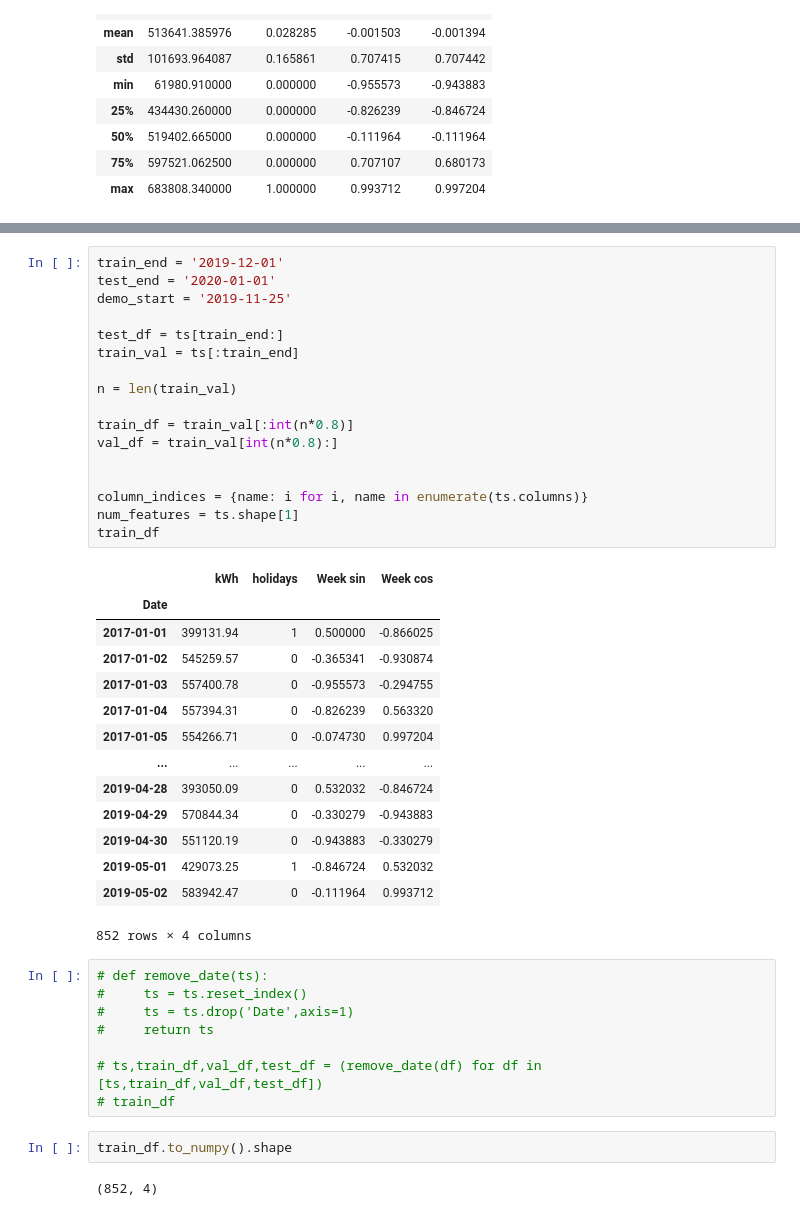
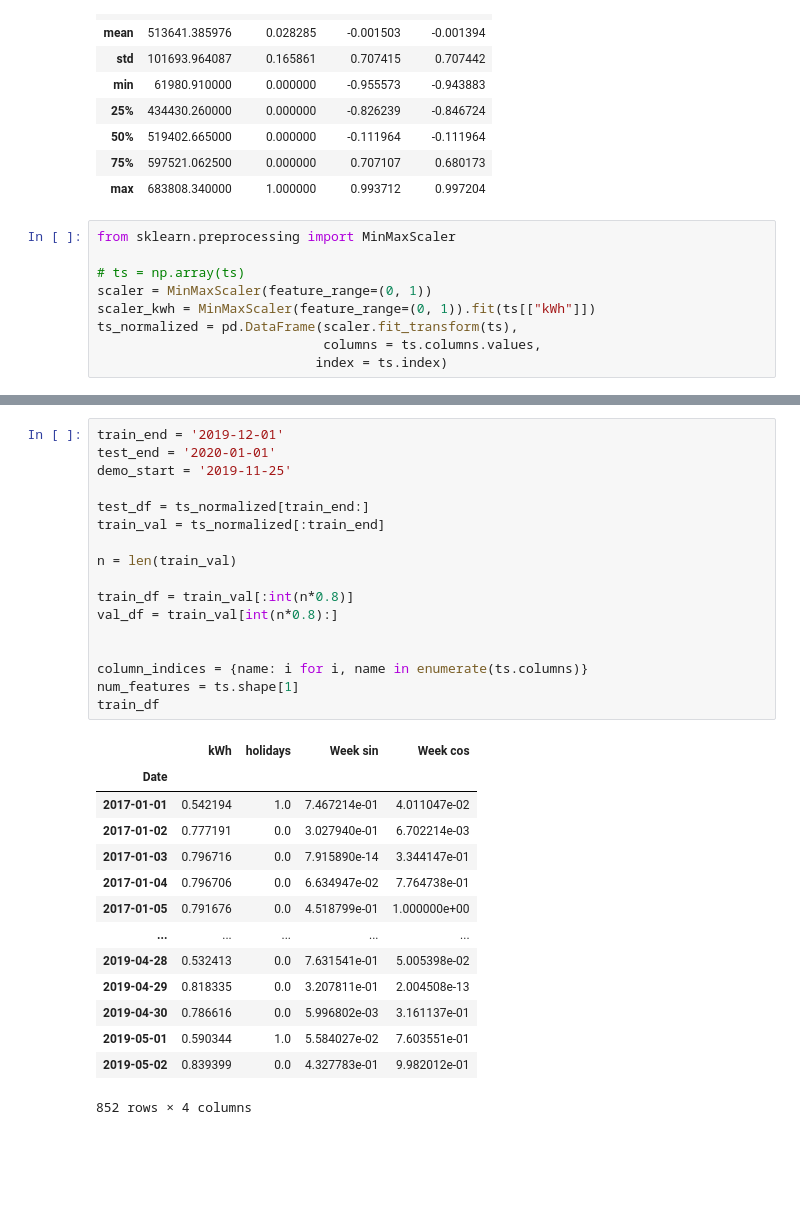
Before and after one commit to quan-possible/energy-demand-prediction, a Jupyter notebook: daily/lstm2.ipynb, the cells around one changed output, grey strips where cells are left out. Cells and saved outputs as stored; diff of their text form; blank space fills up the shorter version.

```diff
--- a/daily/lstm2.ipynb
+++ b/daily/lstm2.ipynb
@@ -117,3 +117,12 @@ ts.describe()
 | 50% | 519402.665000 | 0.000000 | -0.111964 | -0.111964 |
 | 75% | 597521.062500 | 0.000000 | 0.707107 | 0.680173 |
 | max | 683808.340000 | 1.000000 | 0.993712 | 0.997204 |
+# %%
+from sklearn.preprocessing import MinMaxScaler
+
+# ts = np.array(ts)
+scaler = MinMaxScaler(feature_range=(0, 1))
+scaler_kwh = MinMaxScaler(feature_range=(0, 1)).fit(ts[["kWh"]])
+ts_normalized = pd.DataFrame(scaler.fit_transform(ts),
+                             columns = ts.columns.values,
+                            index = ts.index)
@@ -120,44 +153,32 @@ ts.describe()
 # %%
 train_end = '2019-12-01'
 test_end = '2020-01-01'
 demo_start = '2019-11-25'
 
-test_df = ts[train_end:]
-train_val = ts[:train_end]
+test_df = ts_normalized[train_end:]
+train_val = ts_normalized[:train_end]
 
 n = len(train_val)
 
 train_df = train_val[:int(n*0.8)]
 val_df = train_val[int(n*0.8):]
 
 
 column_indices = {name: i for i, name in enumerate(ts.columns)}
 num_features = ts.shape[1]
 train_df
 # %% [output]
 |  | kWh | holidays | Week sin | Week cos |
 | Date |  |  |  |  |
-| 2017-01-01 | 399131.94 | 1 | 0.500000 | -0.866025 |
-| 2017-01-02 | 545259.57 | 0 | -0.365341 | -0.930874 |
-| 2017-01-03 | 557400.78 | 0 | -0.955573 | -0.294755 |
-| 2017-01-04 | 557394.31 | 0 | -0.826239 | 0.563320 |
-| 2017-01-05 | 554266.71 | 0 | -0.074730 | 0.997204 |
+| 2017-01-01 | 0.542194 | 1.0 | 7.467214e-01 | 4.011047e-02 |
+| 2017-01-02 | 0.777191 | 0.0 | 3.027940e-01 | 6.702214e-03 |
+| 2017-01-03 | 0.796716 | 0.0 | 7.915890e-14 | 3.344147e-01 |
+| 2017-01-04 | 0.796706 | 0.0 | 6.634947e-02 | 7.764738e-01 |
+| 2017-01-05 | 0.791676 | 0.0 | 4.518799e-01 | 1.000000e+00 |
 | ... | ... | ... | ... | ... |
-| 2019-04-28 | 393050.09 | 0 | 0.532032 | -0.846724 |
-| 2019-04-29 | 570844.34 | 0 | -0.330279 | -0.943883 |
-| 2019-04-30 | 551120.19 | 0 | -0.943883 | -0.330279 |
-| 2019-05-01 | 429073.25 | 1 | -0.846724 | 0.532032 |
-| 2019-05-02 | 583942.47 | 0 | -0.111964 | 0.993712 |
+| 2019-04-28 | 0.532413 | 0.0 | 7.631541e-01 | 5.005398e-02 |
+| 2019-04-29 | 0.818335 | 0.0 | 3.207811e-01 | 2.004508e-13 |
+| 2019-04-30 | 0.786616 | 0.0 | 5.996802e-03 | 3.161137e-01 |
+| 2019-05-01 | 0.590344 | 1.0 | 5.584027e-02 | 7.603551e-01 |
+| 2019-05-02 | 0.839399 | 0.0 | 4.327783e-01 | 9.982012e-01 |
 852 rows × 4 columns
-# %%
-# def remove_date(ts):
-#     ts = ts.reset_index()
-#     ts = ts.drop('Date',axis=1)
-#     return ts
-
-# ts,train_df,val_df,test_df = (remove_date(df) for df in [ts,train_df,val_df,test_df])
-# train_df
-# %%
-train_df.to_numpy().shape
-# %% [output]
-(852, 4)
```
Also changed, not shown: parts of 24 cells of this notebook.
